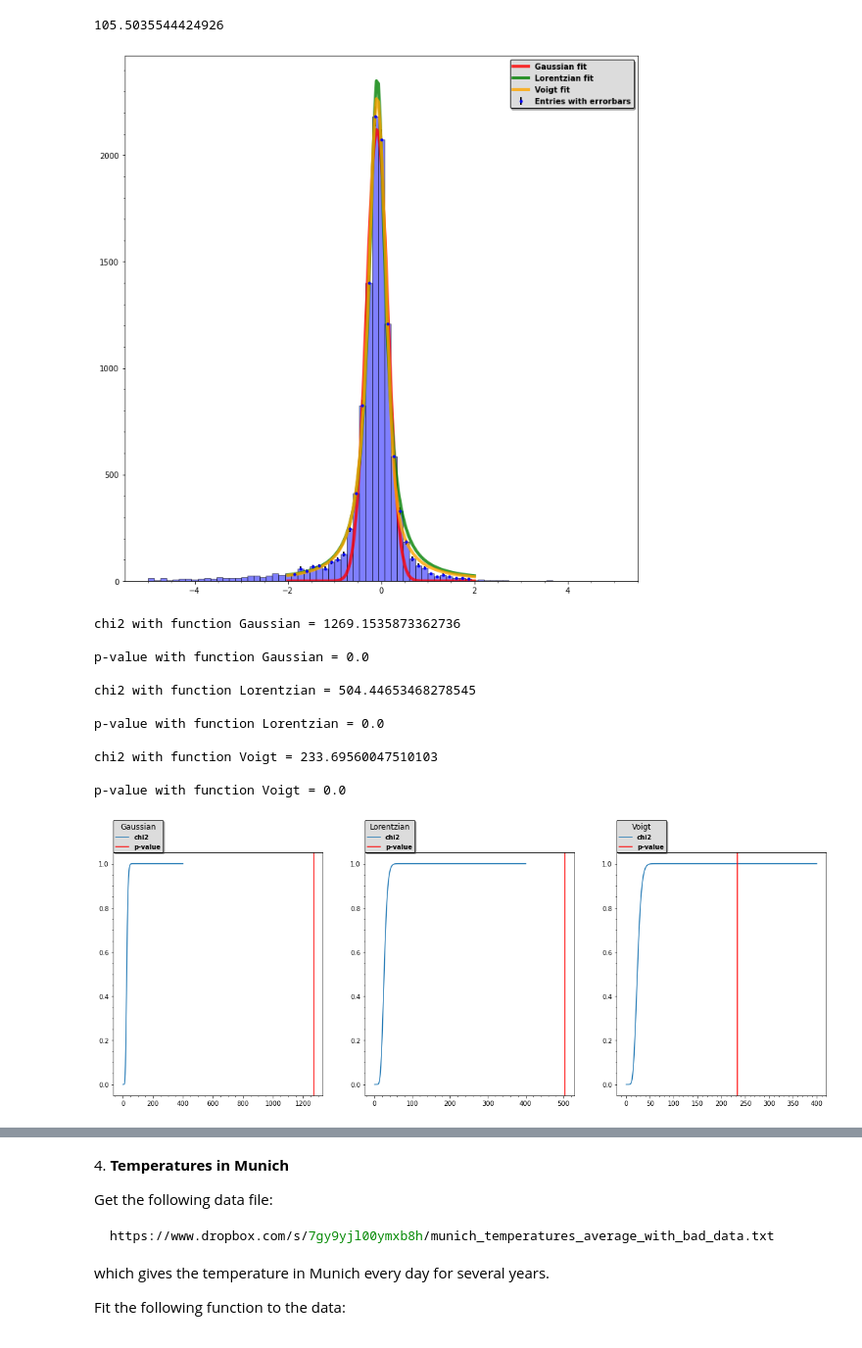
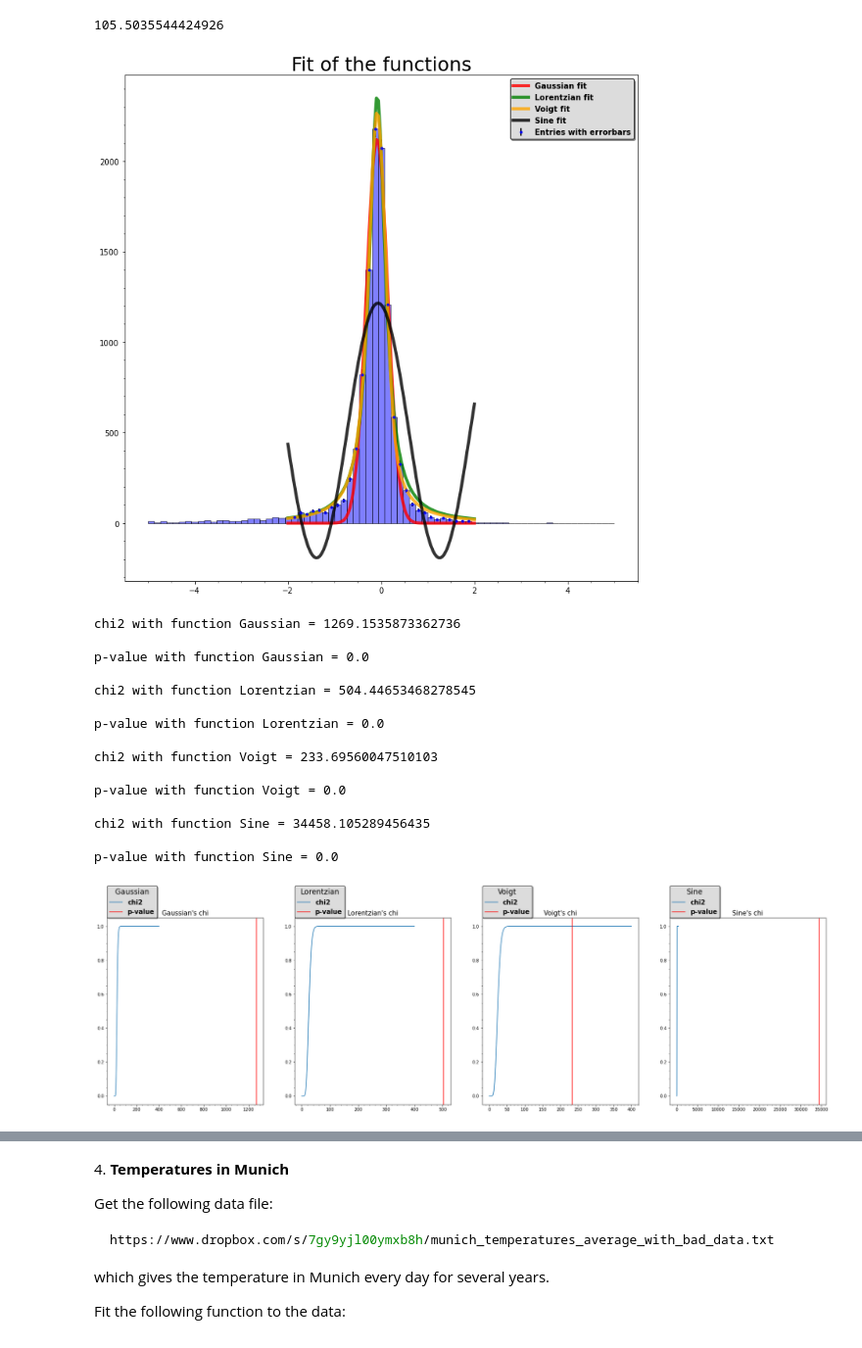
Before and after one commit to tommasoamico/LaboratoryOfComputationalPhysics_Y4, a Jupyter notebook: 08ex_fitting.ipynb, the cells around one changed output, grey strips where cells are left out. Shown at 98% size. Cells and saved outputs as stored; diff of their text form; code cells hidden in the pictures.

```diff
--- a/08ex_fitting.ipynb
+++ b/08ex_fitting.ipynb
@@ -353,48 +355,56 @@ popt_lor, pcov_lor = sp.optimize.curve_fit(lorentzian, x_data, entries , p0=[100
 
 popt_voigt, pcov_voigt = sp.optimize.curve_fit(voigt, x_data, entries, p0=[1000, 0, 1, 60, 0, 1])
 
+popt_sin, pcov_sin = sp.optimize.curve_fit(f_sin, x_data, entries, p0=[1000, np.pi/4, 0, 0])
 
 x = np.linspace(-2, 2, 100)
 
 ax.plot(x, gaussian(x, *popt_gauss), color='red', linewidth=4, label='Gaussian fit', alpha=0.8)
 ax.plot(x, lorentzian(x, *popt_lor), color='green', linewidth=4, label='Lorentzian fit', alpha=0.8)
 ax.plot(x, voigt(x, *popt_voigt), color='orange', linewidth=4, label='Voigt fit', alpha=0.8)
-ax.errorbar(x_data, entries, errors, fmt='b.', c='black', ecolor='black', label='Entries with errorbars', elinewidth=2)
+ax.plot(x, f_sin(x, *popt_sin), color='black', linewidth=4, label='Sine fit', alpha=0.8)
+ax.errorbar(x_data, entries, errors, fmt='b.', c='black', ecolor='black', label='Entries with errorbars', elinewidth=2, alpha=0.8)
 ax.minorticks_on()
+ax.set_title('Fit of the functions', fontsize=25)
 
 ax.legend(shadow=True, framealpha=1, facecolor='gainsboro', edgecolor='black', prop={'weight':'bold','size':10})
 fig.tight_layout()
 # %% [output]
-[figure, old version]
+[figure, new version]
 # %%
-fig, ax = plt.subplots(nrows= 1, ncols=3, figsize=(20, 7))
+fig, ax = plt.subplots(nrows= 1, ncols=4, figsize=(30, 8))
 x_axis = np.linspace(0, 400, 500)
-dof = [len(x_pos) - 3, len(x_pos) - 3, len(x_pos) - 5]
-function = [gaussian, lorentzian, voigt]
-func_name = ['Gaussian', 'Lorentzian', 'Voigt']
-p0 = [[1000, 0, 1], [1000, 0, 1], [1000, 0, 1, 60, 0, 1]]
+dof = [len(x_data) - 3, len(x_data) - 3, len(x_data) - 5, len(x_data) - 5]
+function = [gaussian, lorentzian, voigt, f_sin]
+func_name = ['Gaussian', 'Lorentzian', 'Voigt', 'Sine']
+p0 = [[1000, 0, 1], [1000, 0, 1], [1000, 0, 1, 60, 0, 1], [1000, np.pi/4, 0, 0]]
 i = 0
-for dof, function, p0, func_name in zip(dof, functions, p0, func_name):
+for dof, function, p0, func_name in zip(dof, function, p0, func_name):
     popt, pcov = sp.optimize.curve_fit(function, x_data, entries, p0=p0)
-    chi2 = np.sum( ((entries - function(x_pos , *popt))**2) / errors**2 )
+    chi2 = np.sum( ((entries - function(x_data , *popt))**2) / errors**2 )
     ax[i].plot(x_axis, sp.stats.chi2.cdf(x_axis, df=dof), label='chi2')
     ax[i].axvline(chi2, color='red', label='p-value')
     ax[i].minorticks_on()
-    ax[i].legend(shadow=True, framealpha=1, facecolor='gainsboro', edgecolor='black', prop={'weight':'bold','size':10}, loc=[0,1], title=f'{func_name}', title_fontsize='large')
+    ax[i].legend(shadow=True, framealpha=1, facecolor='gainsboro', edgecolor='black', prop={'weight':'bold','size':15}, loc=[0,1], title=f'{func_name}', title_fontsize='xx-large')
+    ax[i].set_title(f'{func_name}\'s chi', fontsize=15)
     i += 1
-    pval = 1. - sp.stats.chi2.cdf(chi2, ndof)
+    pval = 1. - sp.stats.chi2.cdf(chi2, dof)
     print(f'chi2 with function {func_name} =', chi2, '\n')
     print(f'p-value with function {func_name} =', pval, '\n')
 # %% [output]
 chi2 with function Gaussian = 1269.1535873362736
 
 p-value with function Gaussian = 0.0
 
 chi2 with function Lorentzian = 504.44653468278545
 
 p-value with function Lorentzian = 0.0
 
 chi2 with function Voigt = 233.69560047510103
 
 p-value with function Voigt = 0.0
+
+chi2 with function Sine = 34458.105289456435
+
+p-value with function Sine = 0.0
-[figure, old version]
+[figure, new version]
```
Also changed, not shown: parts of 3 cells of this notebook.
